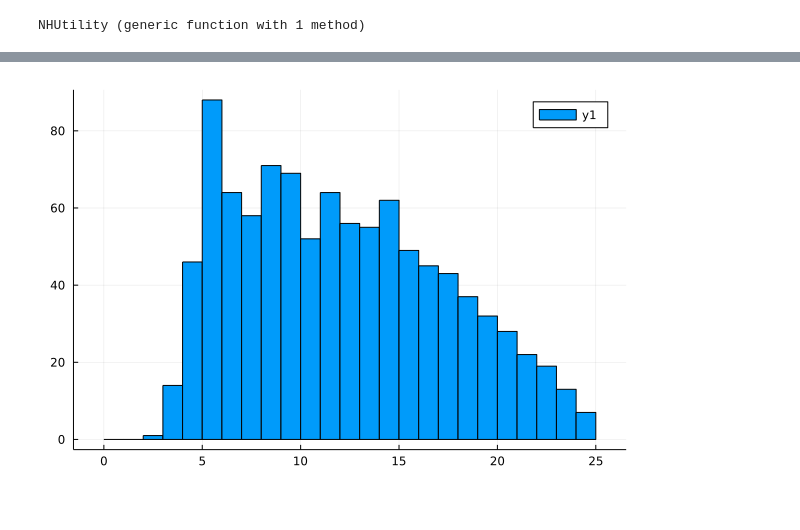
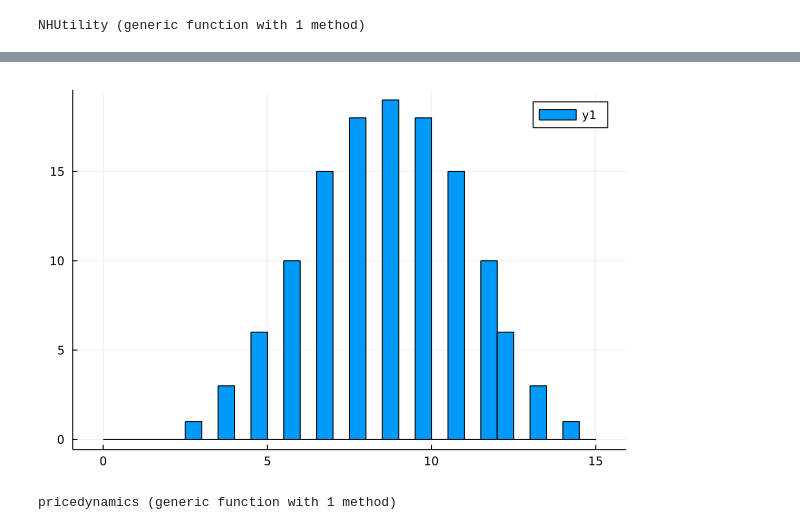
Before and after one commit to antoineding/IIRUHH_master, a Jupyter notebook: U_find.ipynb, the cells around one changed output, grey strips where cells are left out. Saved outputs shown, nothing was run; the diff lists cells and outputs as text; code cells hidden in the pictures.

```diff
--- a/U_find.ipynb
+++ b/U_find.ipynb
@@ -141,37 +219,17 @@ Bundle=NHUtility(u,[1.0,3.0,4.0],cal)
 # %%
 u=[]
-Exp=[]
-ExpNh=[]
-Copti=[]
-Cinitial=[]
-Uinitial=[]
-MiniE=[]
+C=[]
 
 scale=5.0
 for i = 1:scale
     for j=1:scale
         for k =1:scale
-            res =NHUtility(u,[i,j,k],cal)
-            U=res[1]
-            E=res[2]
-            ExpNH=res[3]
-            C=res[4]
-            Cinit=res[5]
-            Uinit=res[6]
-            miniEforUinit=res[7]
-
-            u=push!(u,U)
-            Exp=push!(Exp,E)
-            ExpNh=push!(ExpNh,ExpNH)
-            Copti=push!(Copti,C)
-            Cinitial=push!(Cinitial,Cinit)
-            Uinitial=push!(Uinitial,Uinit)
-            MiniE=push!(MiniE,miniEforUinit)
-
-
+            res =NHUtility(u,[i,j,k])
+            u=push!(u,res[1])
+            C=push!(C,[i j k])
         end
     end
 end
 
-[u Copti Cinitial]
+NH=[u C]
 # %% [output]
@@ -292,5 +253,4 @@ end
 # %%
 using Plots, Distributions
-plot(u)
-histogram(u; bins = 0:1:25)
+histogram(NH[:,1]; bins = 0:0.5:15)
 # %% [output]
@@ -298 +257,32 @@ WARNING: using Distributions.scale in module Main conflicts with an existing ide
-[figure, old version]
+[figure, new version]
+# %%
+#Price dynamics
+using Plots, DataFrames
+
+function pricedynamics(T::Int64;cal=cal,N=3)
+#Time and number of household considered
+    #Get our price level dynamics
+    shock_size=5
+    index=100.0
+    pp=[cal.p[1]]  #price primary
+    pn=[cal.p[2]]  #price normal
+    pl=[cal.p[3]]  #price luxury
+    agg=[1/N*(cal.p[1]+cal.p[2]+cal.p[3])] #aggregate price with homothetic
+
+    for t=1:T-1
+        p_p=100*cal.g[1]^(t)+shock_size*randn() # price dynamics of primary goods
+        p_n=100*cal.g[2]^(t)+shock_size*randn() # price dynamics of normal goods
+        p_l=100*cal.g[3]^(t)+shock_size*randn()
+        agg_p=0.333*p_p+0.333*p_n+0.333*p_l #share coming from homothetic consumption bundle
+
+        pp=push!(pp,p_p)
+        pn=push!(pn,p_n)
+        pl=push!(pl,p_l)
+        agg=push!(agg,agg_p)
+    end
+
+    pricesplot = [pp pn pl agg]
+    return plot(pricesplot, title="Prices dynamics", label=["Primary" "Normal" "Luxury" "Aggregate"], lw=2)
+end
+# %% [output]
+pricedynamics (generic function with 1 method)
```
Also changed, not shown: parts of 22 cells of this notebook.
